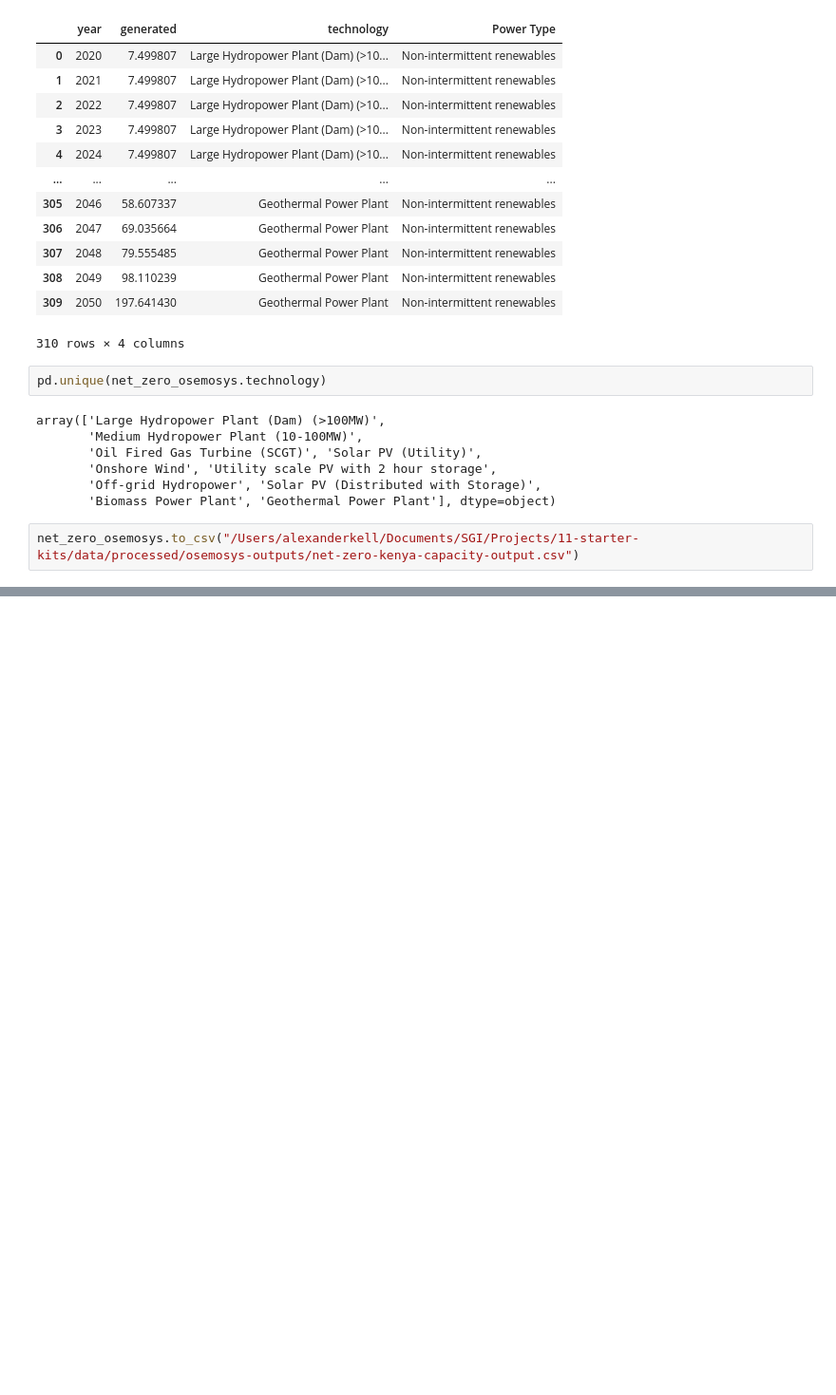
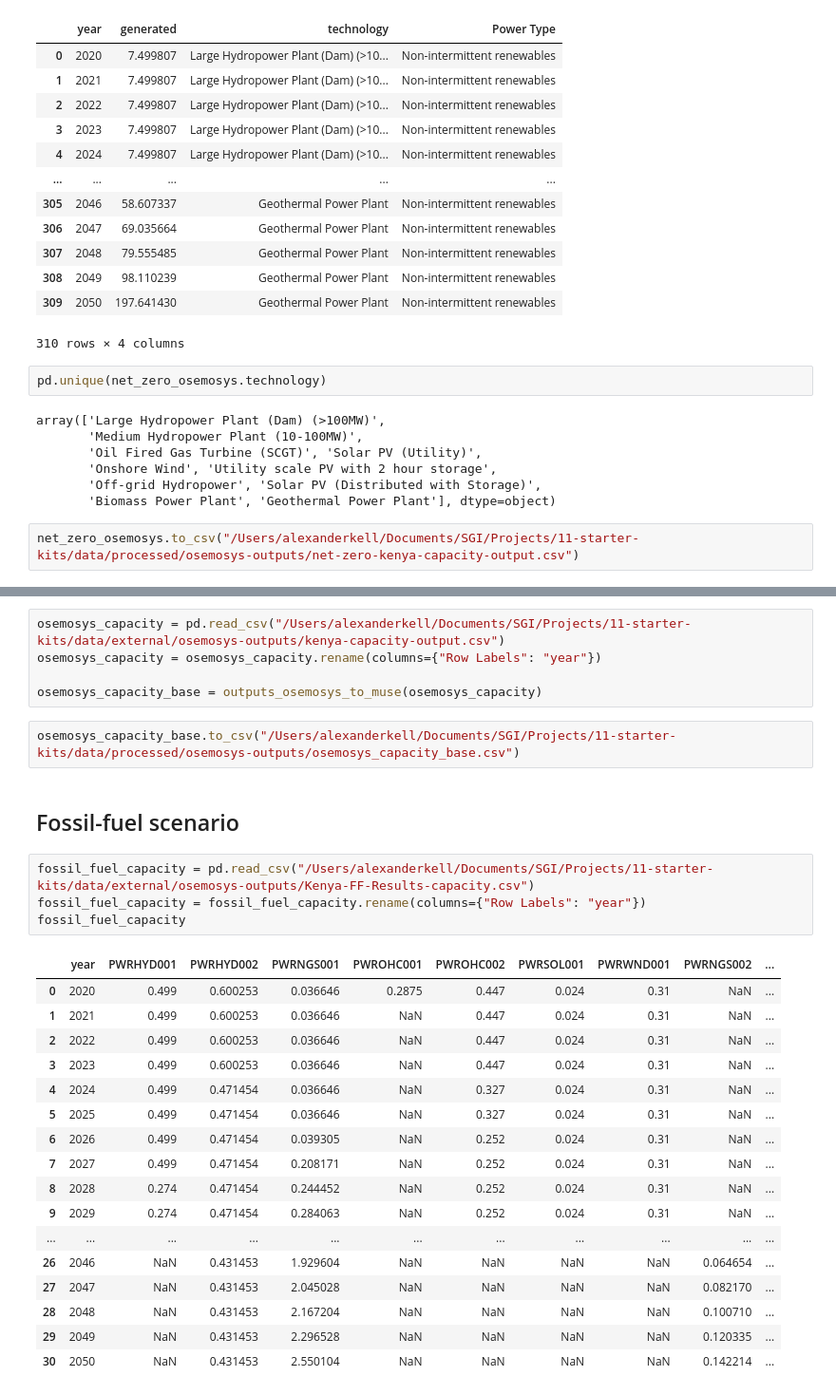
Before and after one commit to ClimateCompatibleGrowth/MUSE-starter-kits-converter, a Jupyter notebook: notebooks/results/2.0-ajmk-OSeMOSYS-tables.ipynb, the cells around one changed output, grey strips where cells are left out. Shown at 95% size. Cells and saved outputs as stored; diff of their text form; blank space fills up the shorter version.

Commit message:
run and plotted all scenarios

```diff
--- a/notebooks/results/2.0-ajmk-OSeMOSYS-tables.ipynb
+++ b/notebooks/results/2.0-ajmk-OSeMOSYS-tables.ipynb
@@ -323,0 +327,31 @@ net_zero_osemosys.to_csv("/Users/alexanderkell/Documents/SGI/Projects/11-starter
+# %%
+osemosys_capacity = pd.read_csv("/Users/alexanderkell/Documents/SGI/Projects/11-starter-kits/data/external/osemosys-outputs/kenya-capacity-output.csv")
+osemosys_capacity = osemosys_capacity.rename(columns={"Row Labels": "year"})
+
+osemosys_capacity_base = outputs_osemosys_to_muse(osemosys_capacity)
+# %%
+osemosys_capacity_base.to_csv("/Users/alexanderkell/Documents/SGI/Projects/11-starter-kits/data/processed/osemosys-outputs/osemosys_capacity_base.csv")
+# %% [markdown]
+## Fossil-fuel scenario
+# %%
+fossil_fuel_capacity = pd.read_csv("/Users/alexanderkell/Documents/SGI/Projects/11-starter-kits/data/external/osemosys-outputs/Kenya-FF-Results-capacity.csv")
+fossil_fuel_capacity = fossil_fuel_capacity.rename(columns={"Row Labels": "year"})
+fossil_fuel_capacity
+# %% [output]
+|  | year | PWRHYD001 | PWRHYD002 | PWRNGS001 | PWROHC001 | PWROHC002 | PWRSOL001 | PWRWND001 | PWRNGS002 | ... |
+| 0 | 2020 | 0.499 | 0.600253 | 0.036646 | 0.2875 | 0.447 | 0.024 | 0.31 | NaN | ... |
+| 1 | 2021 | 0.499 | 0.600253 | 0.036646 | NaN | 0.447 | 0.024 | 0.31 | NaN | ... |
+| 2 | 2022 | 0.499 | 0.600253 | 0.036646 | NaN | 0.447 | 0.024 | 0.31 | NaN | ... |
+| 3 | 2023 | 0.499 | 0.600253 | 0.036646 | NaN | 0.447 | 0.024 | 0.31 | NaN | ... |
+| 4 | 2024 | 0.499 | 0.471454 | 0.036646 | NaN | 0.327 | 0.024 | 0.31 | NaN | ... |
+| 5 | 2025 | 0.499 | 0.471454 | 0.036646 | NaN | 0.327 | 0.024 | 0.31 | NaN | ... |
+| 6 | 2026 | 0.499 | 0.471454 | 0.039305 | NaN | 0.252 | 0.024 | 0.31 | NaN | ... |
+| 7 | 2027 | 0.499 | 0.471454 | 0.208171 | NaN | 0.252 | 0.024 | 0.31 | NaN | ... |
+| 8 | 2028 | 0.274 | 0.471454 | 0.244452 | NaN | 0.252 | 0.024 | 0.31 | NaN | ... |
+| 9 | 2029 | 0.274 | 0.471454 | 0.284063 | NaN | 0.252 | 0.024 | 0.31 | NaN | ... |
+| ... | ... | ... | ... | ... | ... | ... | ... | ... | ... | ... |
+| 26 | 2046 | NaN | 0.431453 | 1.929604 | NaN | NaN | NaN | NaN | 0.064654 | ... |
+| 27 | 2047 | NaN | 0.431453 | 2.045028 | NaN | NaN | NaN | NaN | 0.082170 | ... |
+| 28 | 2048 | NaN | 0.431453 | 2.167204 | NaN | NaN | NaN | NaN | 0.100710 | ... |
+| 29 | 2049 | NaN | 0.431453 | 2.296528 | NaN | NaN | NaN | NaN | 0.120335 | ... |
+| 30 | 2050 | NaN | 0.431453 | 2.550104 | NaN | NaN | NaN | NaN | 0.142214 | ... |
```
Also changed, not shown: parts of 7 cells of this notebook, 27 other files.
